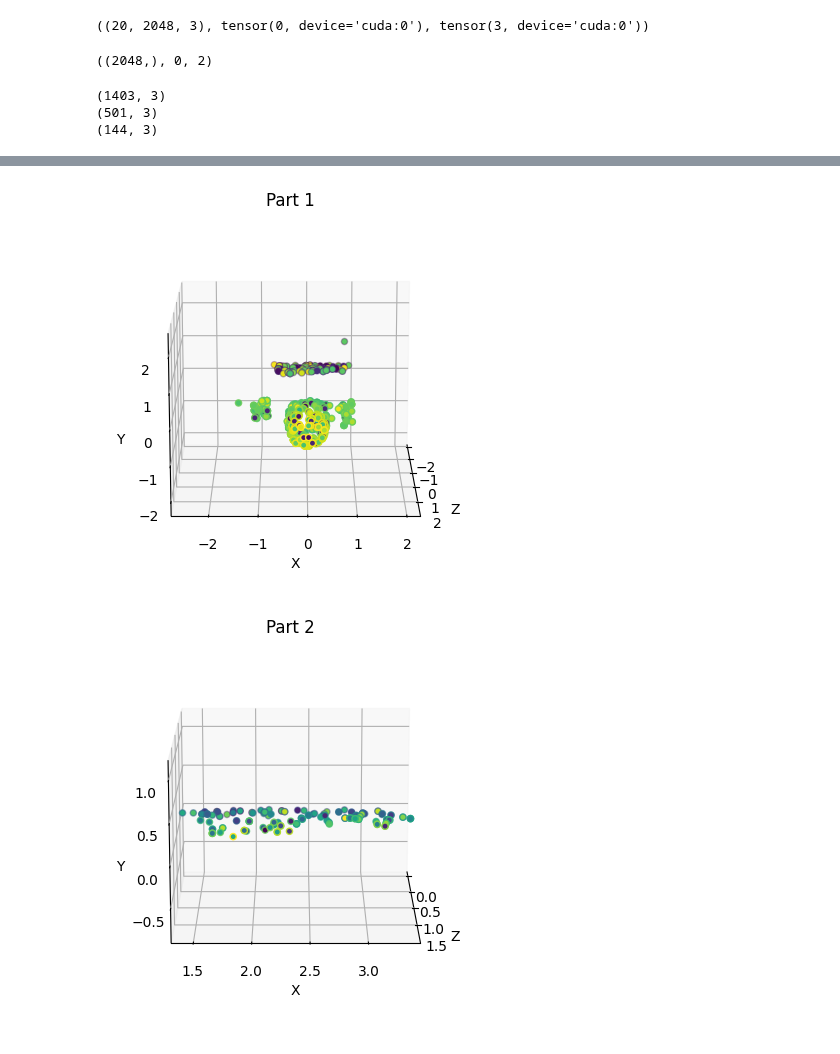
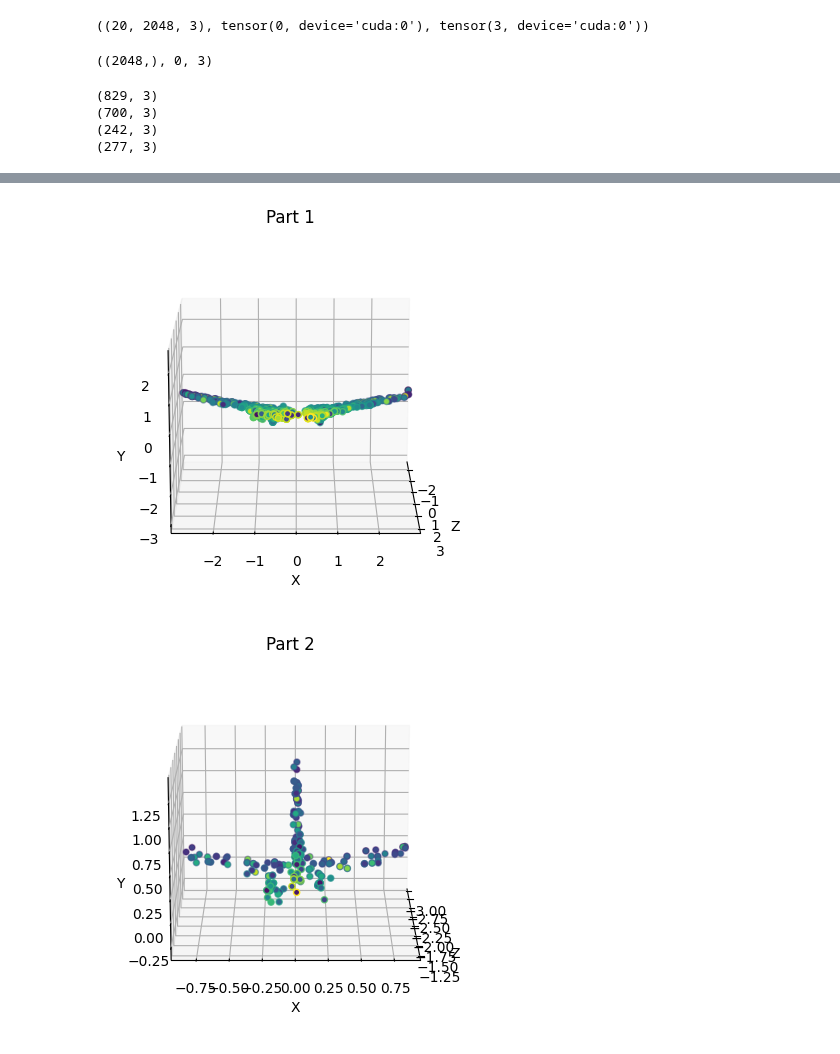
Before and after one commit to kristiyansakalyan/coarse-to-fine-shapes, a Jupyter notebook: train_PVCNN_Part_Segmentation-Noise.ipynb, the cells around one changed output, grey strips where cells are left out. Saved outputs shown, nothing was run; the diff lists cells and outputs as text; code cells hidden in the pictures.

Commit message:
Sooo, essentially the point cloud data was rotated and PVCNN is not rotation invariant

```diff
--- a/train_PVCNN_Part_Segmentation-Noise.ipynb
+++ b/train_PVCNN_Part_Segmentation-Noise.ipynb
@@ -397,11 +397,6 @@ Loss: 1.3756
 print(f"Test: {(output.data.max(1)[1].eq(seg).sum() / seg.shape[0]) * 100:.4f}%")
 # %% [output]
 Test: 29.5532%
-# %%
-def add_random_noise(point_cloud, mean=0, std=0.025):
-    noise = torch.normal(mean, std, size=point_cloud.size()).to("cuda")
-    point_cloud_noise = point_cloud + noise
-    return point_cloud_noise
 # %%
 # TensorBoard Logging with model's name and current date
 current_time = datetime.now().strftime('%b%d_%H-%M-%S')
@@ -646,7 +641,5 @@ torch.Size([50, 2048, 3])
 # %%
 input_np = output_pc[20,...].squeeze().detach().cpu().numpy()
 pc = rotate_point_cloud_y(input_np, 90)
-pc = rotate_point_cloud_x(pc, -90)
-pc = rotate_point_cloud_x(pc, 90)
 fig = visualize_pointcloud(pc, f"Inputted Point Cloud")
 # %% [output]
@@ -746,8 +739,12 @@ model.eval()
 i = 0
 with torch.no_grad():
     for batch in dataloader_pvd:
-        input = batch["test_points"].transpose(1,2).to("cuda")
-        output_pvd_seg = model(input)
+        input = batch["test_points"]
+
+        for i in range(input.shape[0]):
+            input[i] = torch.tensor(rotate_point_cloud_y(input[i], -90))
+
+        output_pvd_seg = model(input.to("cuda").transpose(1,2))
         if i > 1:
             break
         i+=1
@@ -758,7 +755,7 @@ output_pvd_seg.shape
 torch.Size([20, 2048, 4])
 # %%
 output_parts = output_pvd_seg.data.max(2)[1]
-input_pc = input.transpose(1,2).detach().cpu().numpy()
+input_pc = input.detach().cpu().numpy()
 input_pc.shape, output_parts.min(), output_parts.max()
 # %% [output]
 ((20, 2048, 3), tensor(0, device='cuda:0'), tensor(3, device='cuda:0'))
@@ -768,15 +765,16 @@ INDEX = 5
 output_sample_parts = output_parts[INDEX, ...].detach().cpu().numpy()
 output_sample_parts.shape, output_sample_parts.min(), output_sample_parts.max()
 # %% [output]
-((2048,), 0, 2)
+((2048,), 0, 3)
 # %%
-fig = visualize_pointcloud(input_pc[INDEX, ...], "PVD Output")
+fig = visualize_pointcloud(rotate_point_cloud_y(input_pc[INDEX, ...], 90), "PVD Output")
 
 for i in range(output_sample_parts.max() + 1):
     input_pc_part = input_pc[INDEX, output_sample_parts == i, :]
     print(input_pc_part.shape)
-    fig = visualize_pointcloud(input_pc_part, f"Part {i}")
+    fig = visualize_pointcloud(rotate_point_cloud_y(input_pc_part, 90), f"Part {i}")
 # %% [output]
-(1403, 3)
-(501, 3)
-(144, 3)
+(829, 3)
+(700, 3)
+(242, 3)
+(277, 3)
@@ -785,2 +783,2 @@ for i in range(output_sample_parts.max() + 1):
-[figure, old version]
+[figure, new version]
-[figure, old version]
+[figure, new version]
```
Also changed, not shown: parts of 2 cells of this notebook.
